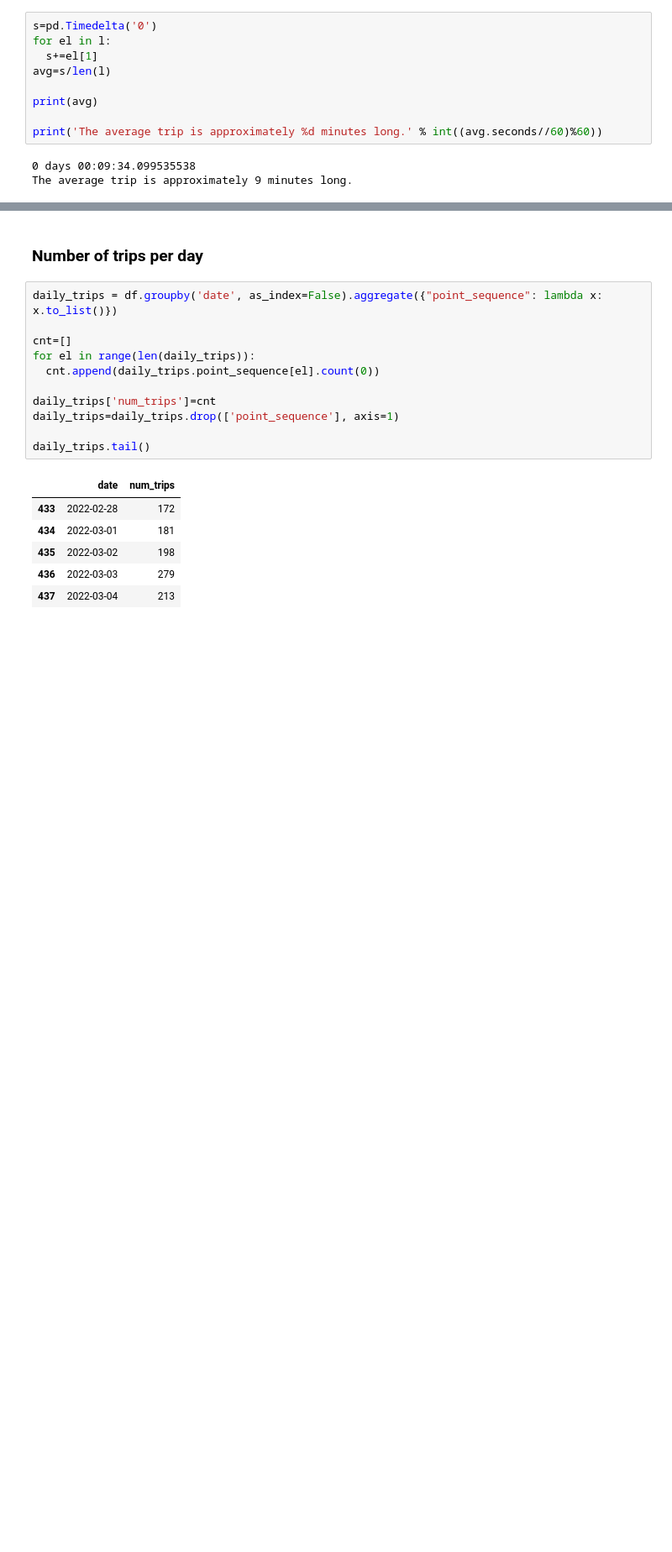
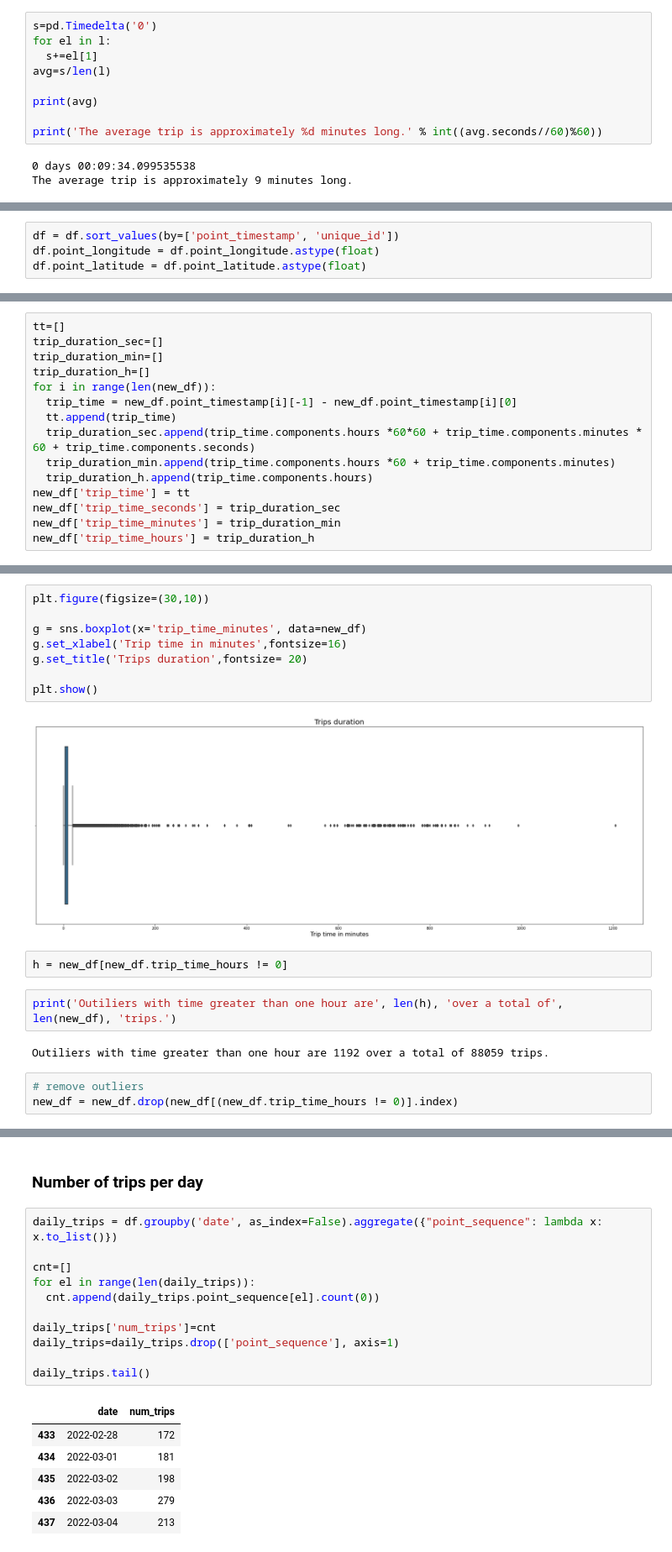
Before and after one commit to dclfbk/escooter_trento, a Jupyter notebook: code/ExploreTrips.ipynb, the cells around one changed output, grey strips where cells are left out. Shown at 84% size. Saved outputs shown, nothing was run; the diff lists cells and outputs as text; blank space fills up the shorter version.

Commit message:
boxplot

```diff
--- a/code/ExploreTrips.ipynb
+++ b/code/ExploreTrips.ipynb
@@ -125,0 +85,4 @@ The average trip is approximately 9 minutes long.
+# %%
+df = df.sort_values(by=['point_timestamp', 'unique_id'])
+df.point_longitude = df.point_longitude.astype(float)
+df.point_latitude = df.point_latitude.astype(float)
@@ -125,0 +107,15 @@ The average trip is approximately 9 minutes long.
+# %%
+tt=[]
+trip_duration_sec=[]
+trip_duration_min=[]
+trip_duration_h=[]
+for i in range(len(new_df)):
+  trip_time = new_df.point_timestamp[i][-1] - new_df.point_timestamp[i][0]
+  tt.append(trip_time)
+  trip_duration_sec.append(trip_time.components.hours *60*60 + trip_time.components.minutes * 60 + trip_time.components.seconds)
+  trip_duration_min.append(trip_time.components.hours *60 + trip_time.components.minutes)
+  trip_duration_h.append(trip_time.components.hours)
+new_df['trip_time'] = tt
+new_df['trip_time_seconds'] = trip_duration_sec
+new_df['trip_time_minutes'] = trip_duration_min
+new_df['trip_time_hours'] = trip_duration_h
@@ -125,0 +128,19 @@ The average trip is approximately 9 minutes long.
+# %%
+plt.figure(figsize=(30,10))
+
+g = sns.boxplot(x='trip_time_minutes', data=new_df)
+g.set_xlabel('Trip time in minutes',fontsize=16)
+g.set_title('Trips duration',fontsize= 20)
+
+plt.show()
+# %% [output]
+[figure, added]
+# %%
+h = new_df[new_df.trip_time_hours != 0]
+# %%
+print('Outiliers with time greater than one hour are', len(h), 'over a total of', len(new_df), 'trips.')
+# %% [output]
+Outiliers with time greater than one hour are 1192 over a total of 88059 trips.
+# %%
+# remove outliers
+new_df = new_df.drop(new_df[(new_df.trip_time_hours != 0)].index)
```
Also changed, not shown: parts of 19 cells of this notebook.
